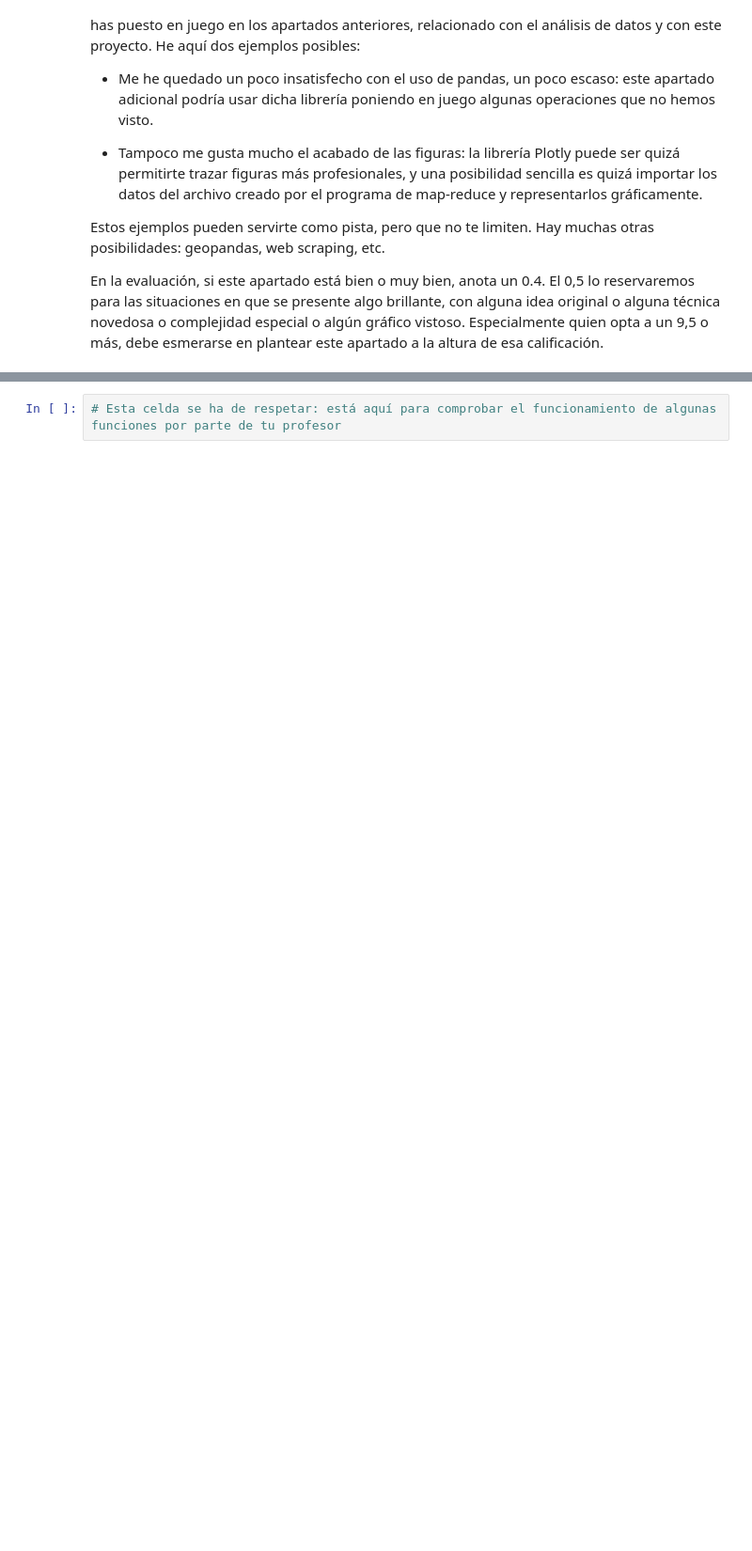
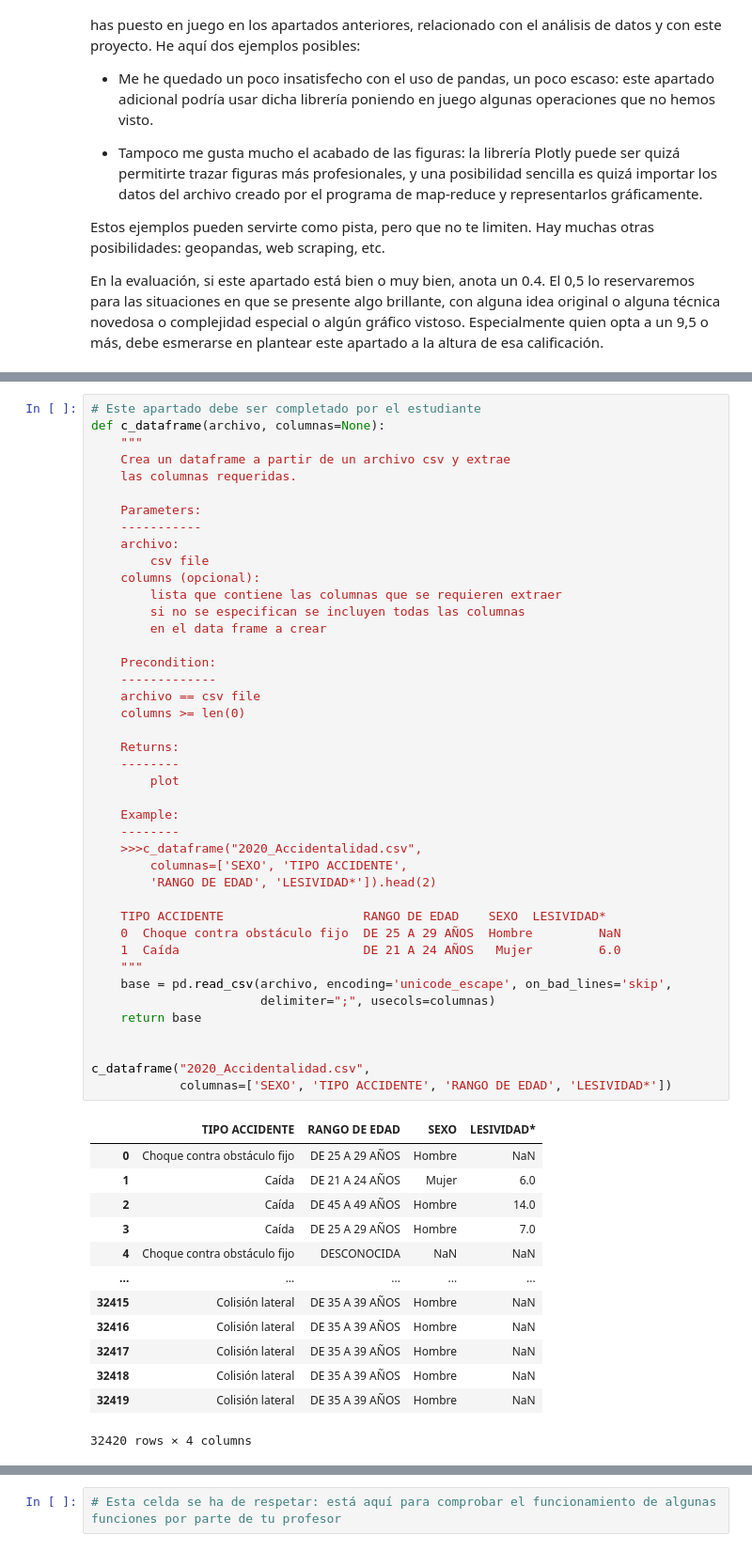
Before and after one commit to TiaIvonne/MasterUCM-python, a Jupyter notebook: accidentes_en_madrid_enunciados.ipynb, the cells around one changed output, grey strips where cells are left out. Shown at 94% size. Drawn from its saved outputs; the diff is of its cells as text; blank space fills up the shorter version.

```diff
--- a/accidentes_en_madrid_enunciados.ipynb
+++ b/accidentes_en_madrid_enunciados.ipynb
@@ -1051,2 +1653,58 @@ def cargar_dataframe(archivo, columns=None):
+# %%
+# Este apartado debe ser completado por el estudiante
+def c_dataframe(archivo, columnas=None):
+    """
+    Crea un dataframe a partir de un archivo csv y extrae
+    las columnas requeridas.
+
+    Parameters:
+    -----------
+    archivo:
+        csv file
+    columns (opcional):
+        lista que contiene las columnas que se requieren extraer
+        si no se especifican se incluyen todas las columnas
+        en el data frame a crear
+
+    Precondition:
+    -------------
+    archivo == csv file
+    columns >= len(0)
+
+    Returns:
+    --------
+        plot
+
+    Example:
+    --------
+    >>>c_dataframe("2020_Accidentalidad.csv",
+        columnas=['SEXO', 'TIPO ACCIDENTE',
+        'RANGO DE EDAD', 'LESIVIDAD*']).head(2)
+
+    TIPO ACCIDENTE                   RANGO DE EDAD    SEXO  LESIVIDAD*
+    0  Choque contra obstáculo fijo  DE 25 A 29 AÑOS  Hombre         NaN
+    1  Caída                         DE 21 A 24 AÑOS   Mujer         6.0
+    """
+    base = pd.read_csv(archivo, encoding='unicode_escape', on_bad_lines='skip',
+                       delimiter=";", usecols=columnas)
+    return base
+
+
+c_dataframe("2020_Accidentalidad.csv",
+            columnas=['SEXO', 'TIPO ACCIDENTE', 'RANGO DE EDAD', 'LESIVIDAD*'])
+# %% [output]
+|  | TIPO ACCIDENTE | RANGO DE EDAD | SEXO | LESIVIDAD* |
+| 0 | Choque contra obstáculo fijo | DE 25 A 29 AÑOS | Hombre | NaN |
+| 1 | Caída | DE 21 A 24 AÑOS | Mujer | 6.0 |
+| 2 | Caída | DE 45 A 49 AÑOS | Hombre | 14.0 |
+| 3 | Caída | DE 25 A 29 AÑOS | Hombre | 7.0 |
+| 4 | Choque contra obstáculo fijo | DESCONOCIDA | NaN | NaN |
+| ... | ... | ... | ... | ... |
+| 32415 | Colisión lateral | DE 35 A 39 AÑOS | Hombre | NaN |
+| 32416 | Colisión lateral | DE 35 A 39 AÑOS | Hombre | NaN |
+| 32417 | Colisión lateral | DE 35 A 39 AÑOS | Hombre | NaN |
+| 32418 | Colisión lateral | DE 35 A 39 AÑOS | Hombre | NaN |
+| 32419 | Colisión lateral | DE 35 A 39 AÑOS | Hombre | NaN |
+32420 rows × 4 columns
 # %%
 # Pruebas de funcionamiento:
```
Also changed, not shown: parts of 48 cells of this notebook, 3 other files.
